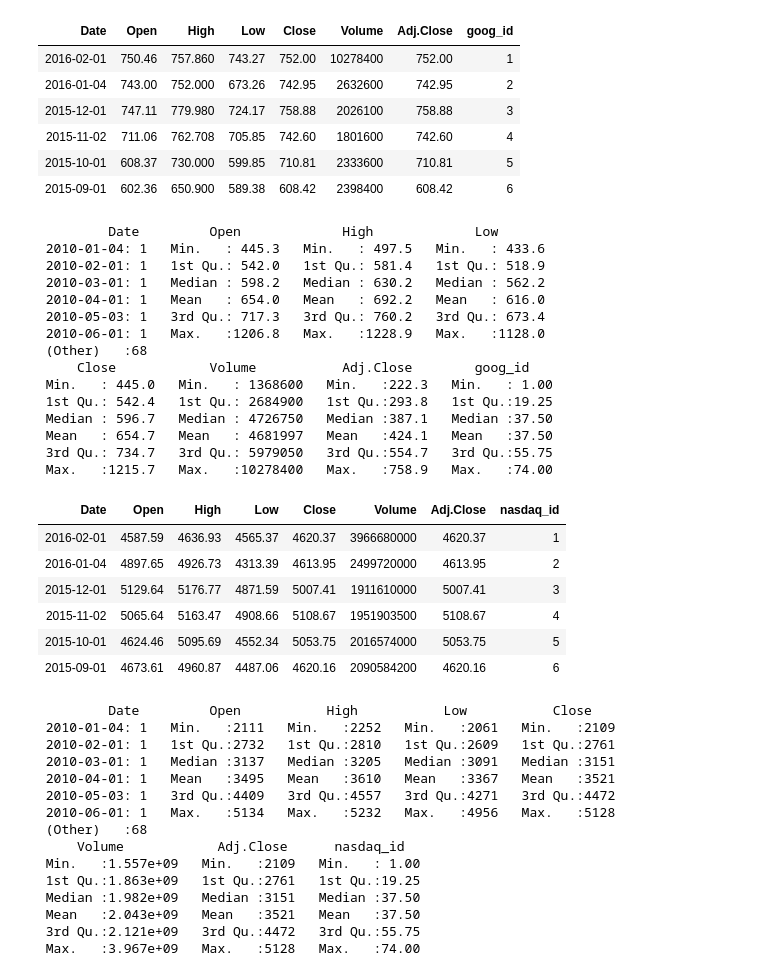
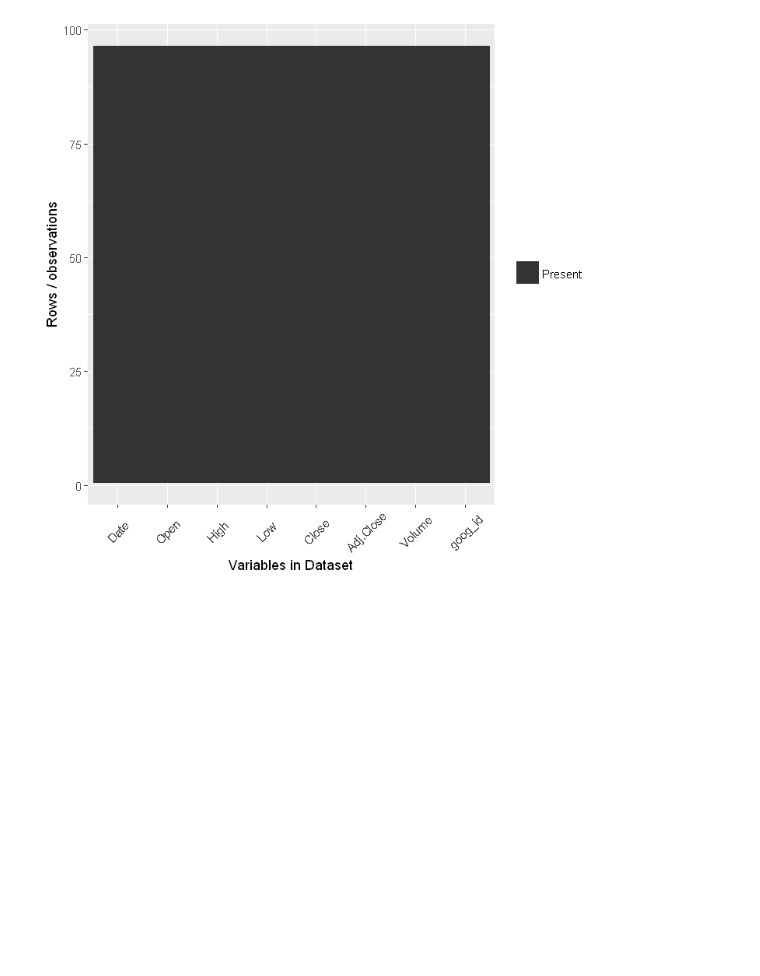
Before and after one commit to lauracarpaciu/Regression_file, a Jupyter notebook: Regression.ipynb, the cells around one changed output. Saved outputs shown, nothing was run; the diff lists cells and outputs as text; code cells hidden in the pictures; blank space fills up the shorter version.

```diff
--- a/Regression.ipynb
+++ b/Regression.ipynb
@@ -123,56 +117,22 @@ nasdaqFile_original %>%
-# %%
-# eliminate any duplicates that may exist in the dataset
-googs <- goog_original%>%
-  distinct(.keep_all = TRUE,Date,Volume,Adj.Close)
-nasdaqs <- nasdaqFile_original%>%
-  distinct(.keep_all = TRUE,Date,Volume,Adj.Close)
-head(googs)
-summary(googs)
-head(nasdaqs)
-summary(nasdaqs)
-# %% [output]
-| Date | Open | High | Low | Close | Volume | Adj.Close | goog_id |
-| 2016-02-01 | 750.46 | 757.860 | 743.27 | 752.00 | 10278400 | 752.00 | 1 |
-| 2016-01-04 | 743.00 | 752.000 | 673.26 | 742.95 | 2632600 | 742.95 | 2 |
-| 2015-12-01 | 747.11 | 779.980 | 724.17 | 758.88 | 2026100 | 758.88 | 3 |
-| 2015-11-02 | 711.06 | 762.708 | 705.85 | 742.60 | 1801600 | 742.60 | 4 |
-| 2015-10-01 | 608.37 | 730.000 | 599.85 | 710.81 | 2333600 | 710.81 | 5 |
-| 2015-09-01 | 602.36 | 650.900 | 589.38 | 608.42 | 2398400 | 608.42 | 6 |
-         Date         Open             High             Low
- 2010-01-04: 1   Min.   : 445.3   Min.   : 497.5   Min.   : 433.6
- 2010-02-01: 1   1st Qu.: 542.0   1st Qu.: 581.4   1st Qu.: 518.9
- 2010-03-01: 1   Median : 598.2   Median : 630.2   Median : 562.2
- 2010-04-01: 1   Mean   : 654.0   Mean   : 692.2   Mean   : 616.0
- 2010-05-03: 1   3rd Qu.: 717.3   3rd Qu.: 760.2   3rd Qu.: 673.4
- 2010-06-01: 1   Max.   :1206.8   Max.   :1228.9   Max.   :1128.0
- (Other)   :68
-     Close            Volume           Adj.Close        goog_id
- Min.   : 445.0   Min.   : 1368600   Min.   :222.3   Min.   : 1.00
- 1st Qu.: 542.4   1st Qu.: 2684900   1st Qu.:293.8   1st Qu.:19.25
- Median : 596.7   Median : 4726750   Median :387.1   Median :37.50
- Mean   : 654.7   Mean   : 4681997   Mean   :424.1   Mean   :37.50
- 3rd Qu.: 734.7   3rd Qu.: 5979050   3rd Qu.:554.7   3rd Qu.:55.75
- Max.   :1215.7   Max.   :10278400   Max.   :758.9   Max.   :74.00
-| Date | Open | High | Low | Close | Volume | Adj.Close | nasdaq_id |
-| 2016-02-01 | 4587.59 | 4636.93 | 4565.37 | 4620.37 | 3966680000 | 4620.37 | 1 |
-| 2016-01-04 | 4897.65 | 4926.73 | 4313.39 | 4613.95 | 2499720000 | 4613.95 | 2 |
-| 2015-12-01 | 5129.64 | 5176.77 | 4871.59 | 5007.41 | 1911610000 | 5007.41 | 3 |
-| 2015-11-02 | 5065.64 | 5163.47 | 4908.66 | 5108.67 | 1951903500 | 5108.67 | 4 |
-| 2015-10-01 | 4624.46 | 5095.69 | 4552.34 | 5053.75 | 2016574000 | 5053.75 | 5 |
-| 2015-09-01 | 4673.61 | 4960.87 | 4487.06 | 4620.16 | 2090584200 | 4620.16 | 6 |
-         Date         Open           High           Low           Close
- 2010-01-04: 1   Min.   :2111   Min.   :2252   Min.   :2061   Min.   :2109
- 2010-02-01: 1   1st Qu.:2732   1st Qu.:2810   1st Qu.:2609   1st Qu.:2761
- 2010-03-01: 1   Median :3137   Median :3205   Median :3091   Median :3151
- 2010-04-01: 1   Mean   :3495   Mean   :3610   Mean   :3367   Mean   :3521
- 2010-05-03: 1   3rd Qu.:4409   3rd Qu.:4557   3rd Qu.:4271   3rd Qu.:4472
- 2010-06-01: 1   Max.   :5134   Max.   :5232   Max.   :4956   Max.   :5128
- (Other)   :68
-     Volume            Adj.Close      nasdaq_id
- Min.   :1.557e+09   Min.   :2109   Min.   : 1.00
- 1st Qu.:1.863e+09   1st Qu.:2761   1st Qu.:19.25
- Median :1.982e+09   Median :3151   Median :37.50
- Mean   :2.043e+09   Mean   :3521   Mean   :37.50
- 3rd Qu.:2.121e+09   3rd Qu.:4472   3rd Qu.:55.75
- Max.   :3.967e+09   Max.   :5128   Max.   :74.00
+# %%
+# what values is our dataset missing?
+
+ggplot_missing <- function(x){
+
+  x %>%
+    is.na %>%
+    melt %>%
+    ggplot(mapping = aes(x = Var2,
+                         y = Var1)) +
+    geom_raster(aes(fill = value)) +
+    scale_fill_grey(name = "",
+                    labels = c("Present","Missing")) +
+    theme(axis.text.x  = element_text(angle=45, vjust=0.5)) +
+    labs(x = "Variables in Dataset",
+         y = "Rows / observations")
+}
+
+ggplot_missing(googs)
+# %% [output]
+[figure, added]
 # %%
```
Also changed, not shown: parts of 10 cells of this notebook.
